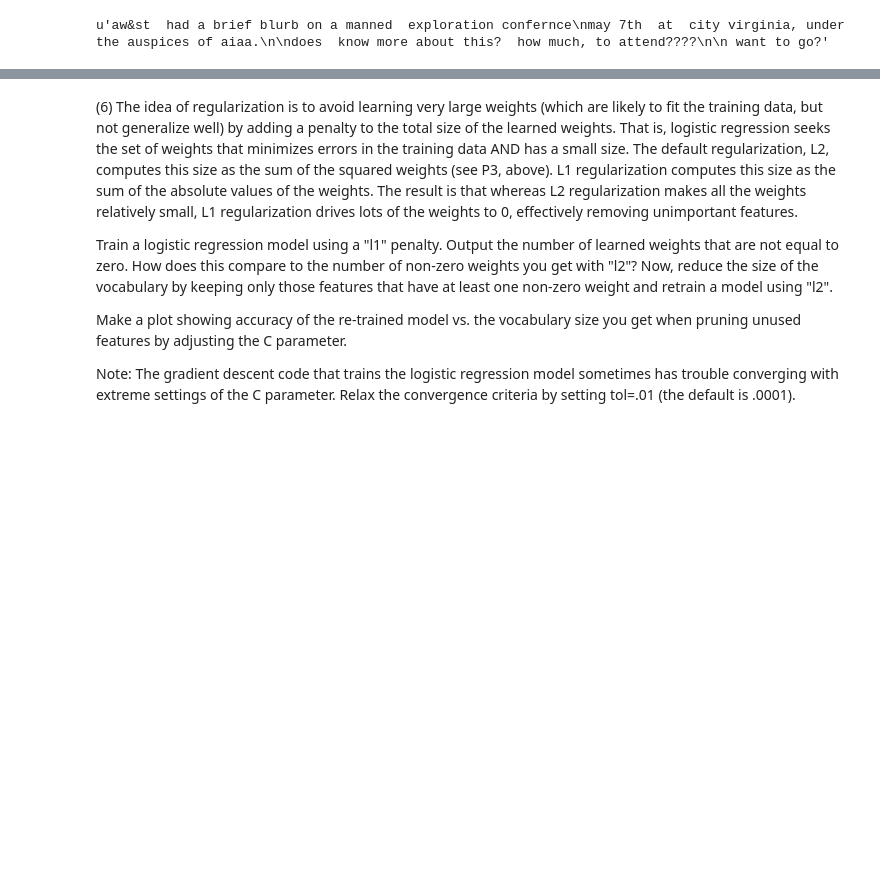
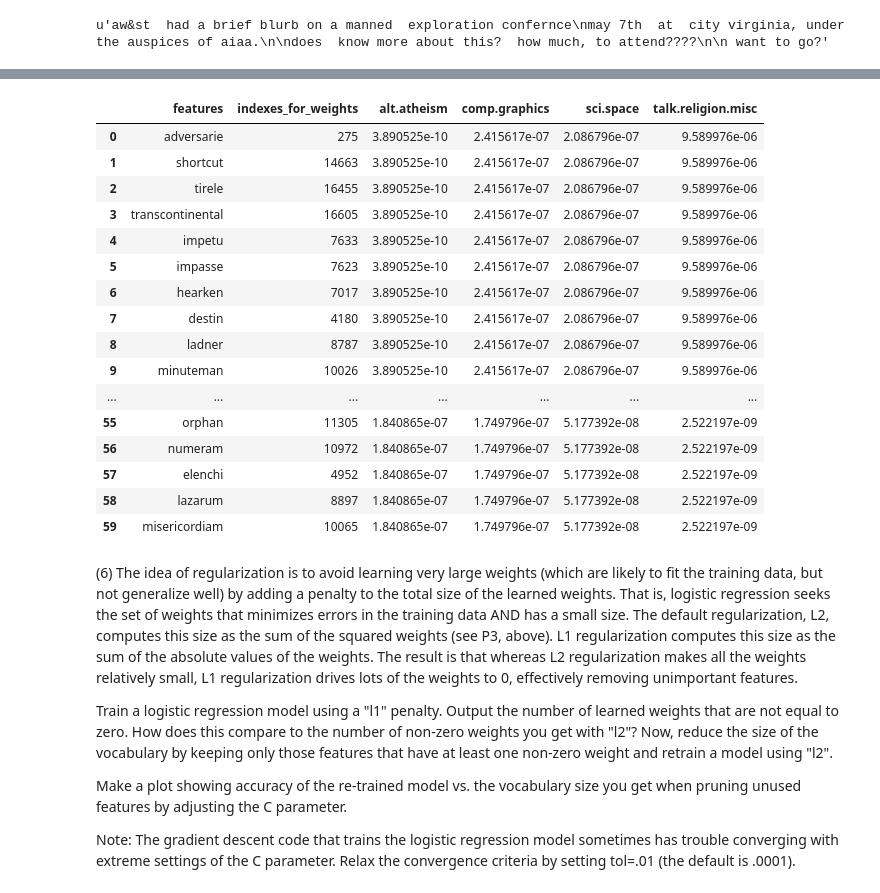
Before and after one commit to nwchen24/Machine_learning_coursework, a Jupyter notebook: NC_Work/Project_2/Nicholas_Chen_p2_1.3.ipynb, the cells around one changed output, grey strips where cells are left out. Saved outputs shown, nothing was run; the diff lists cells and outputs as text; code cells hidden in the pictures; blank space fills up the shorter version.

```diff
--- a/NC_Work/Project_2/Nicholas_Chen_p2_1.3.ipynb
+++ b/NC_Work/Project_2/Nicholas_Chen_p2_1.3.ipynb
@@ -724,23 +874,59 @@ def better_preprocessor(s):
     s = p.sub('', s)
 
     #*****
-    #remove common words like articles
-    #Top 17 prepositions and top 25 'other' words from wikipedia
-    common_words_list = ['to ', 'of ', 'in ', 'for ', 'on ', 'with ', 'at ', 'by ', 'from ',
-                         'up ', 'about ', 'into ', 'over ', 'after ', 'beneath ', 'under ', 'above ',
-                         'the ', 'and ', 'a ', 'that ', 'I ', 'it ', 'not ', 'he ', 'as ', 'you ', 'this ',
-                         'but ', 'his ', 'they ', 'her ', 'she ', 'or ', 'an ', 'will ', 'my ', 'one ', 'all ',
-                         'would ', 'there ', 'their', ' th ', ' st ', r'\n']
 
-    #loop through the words we want to remove and remove them from the blurb
-    for word in common_words_list:
-        p = re.compile(word, re.IGNORECASE)
-        s = p.sub(' ', s)
+    #remove words that are 4 or fewer characters
+    p = re.compile(r'\b\w{,4}\b', re.IGNORECASE)
+    s = p.sub('', s)
+
+    #remove multiple spaces in a row
+    p = re.compile(' +')
+    s = p.sub(' ',s)
 
     return s
 
 ### STUDENT END ###
 
+#define a function to get the n least important features
+
+def get_n_unimp_features(n, vectorizer_obj, lgr_model):
+
+    #get the vocabulary
+    feature_vocab = vectorizer_obj.vocabulary_
+    feature_vocab = {y:x for x,y in feature_vocab.iteritems()}
+
+    #get the weights for each feature
+    feature_weights = abs(lgr_model.coef_)
+
+    #sort the array and get the indices of the features with the smallest weights
+    sorted_weights = np.argsort(feature_weights, axis = 1)
+
+    #get the five most important features for each class
+    unimp_feature_indxs = sorted_weights[:,:n/4]
+
+    #reshape
+    unimp_feature_indxs = unimp_feature_indxs.reshape(n,1)
+
+    #convert to list
+    index_list = unimp_feature_indxs.flatten().tolist()
+
+    #get the words corresponding to these features
+    unimp_features = [feature_vocab[x] for x in index_list]
+
+    unimp_features_df = pd.DataFrame()
+    unimp_features_df['features'] = unimp_features
+    unimp_features_df['indexes_for_weights'] = index_list
+
+    #now get the features' weights for each category
+    for cat in newsgroups_train.target_names:
+        #create new column for each category
+        unimp_features_df[cat] = np.zeros(n)
+        #loop through the imporant features and populate columns with each feature's weight for that category
+        for i in unimp_features_df['indexes_for_weights']:
+            i_index = unimp_features_df[unimp_features_df['indexes_for_weights'] == i].index
+            unimp_features_df.set_value(i_index, cat, feature_weights[newsgroups_train.target_names.index(cat)][i])
+
+    return unimp_features_df
 
 def P5():
 ### STUDENT START ###
@@ -755,6 +941,10 @@ def P5():
     #generate a feature matrix for the training data
     train_data_features = gen_features.fit_transform(train_data)
 
+    #generate feature matrix for the development data
+    dev_data_features = gen_features.transform(dev_data)
+
+
     #instantiate the logistic regression classifier using the optimal C from question 3 above
     lgr = LogisticRegression(C = .17)
 
@@ -762,12 +952,13 @@ def P5():
     lgr.fit(train_data_features, train_labels)
 
     #predict the dev data
-    preds = lgr.predict(train_data_features)
+    preds = lgr.predict(dev_data_features)
 
     #get f1 score
-    no_preprocessing_f1 = metrics.f1_score(train_labels, preds, average = 'weighted' )
+    no_preprocessing_f1 = metrics.f1_score(dev_labels, preds, average = 'weighted' )
 
     #print the result
+    print "The size of the vocabulary with no preprocessing is: " + str(train_data_features.shape[1])
     print "The F1 score with no preprocessing is: " + str(round(no_preprocessing_f1, 3))
 
 
@@ -781,6 +972,9 @@ def P5():
     #generate a feature matrix for the training data
     train_data_features = gen_features.fit_transform(train_data)
 
+    #generate a feature matrix for the development data
+    dev_data_features = gen_features.transform(dev_data)
+
     #instantiate the logistic regression classifier using the optimal C from question 3 above
     lgr = LogisticRegression(C = .17)
 
@@ -788,14 +982,18 @@ def P5():
     lgr.fit(train_data_features, train_labels)
 
     #predict the dev data
-    preds = lgr.predict(train_data_features)
+    preds = lgr.predict(dev_data_features)
 
     #get f1 score
-    preprocessing_f1 = metrics.f1_score(train_labels, preds, average = 'weighted' )
+    preprocessing_f1 = metrics.f1_score(dev_labels, preds, average = 'weighted' )
 
     #print the result
+    print "The size of the vocabulary WITH preprocessing is: " + str(train_data_features.shape[1])
     print "The F1 score WITH preprocessing is: " + str(round(preprocessing_f1, 3))
 
+    least_important_features = get_n_unimp_features(n = 60, vectorizer_obj = gen_features, lgr_model = lgr)
+    print "Least important features: "
+    display(least_important_features)
 
 ### STUDENT END ###
 P5()
@@ -805,3 +1006,20 @@ The F1 score WITH preprocessing is: 0.963
+|  | features | indexes_for_weights | alt.atheism | comp.graphics | sci.space | talk.religion.misc |
+| 0 | adversarie | 275 | 3.890525e-10 | 2.415617e-07 | 2.086796e-07 | 9.589976e-06 |
+| 1 | shortcut | 14663 | 3.890525e-10 | 2.415617e-07 | 2.086796e-07 | 9.589976e-06 |
+| 2 | tirele | 16455 | 3.890525e-10 | 2.415617e-07 | 2.086796e-07 | 9.589976e-06 |
+| 3 | transcontinental | 16605 | 3.890525e-10 | 2.415617e-07 | 2.086796e-07 | 9.589976e-06 |
+| 4 | impetu | 7633 | 3.890525e-10 | 2.415617e-07 | 2.086796e-07 | 9.589976e-06 |
+| 5 | impasse | 7623 | 3.890525e-10 | 2.415617e-07 | 2.086796e-07 | 9.589976e-06 |
+| 6 | hearken | 7017 | 3.890525e-10 | 2.415617e-07 | 2.086796e-07 | 9.589976e-06 |
+| 7 | destin | 4180 | 3.890525e-10 | 2.415617e-07 | 2.086796e-07 | 9.589976e-06 |
+| 8 | ladner | 8787 | 3.890525e-10 | 2.415617e-07 | 2.086796e-07 | 9.589976e-06 |
+| 9 | minuteman | 10026 | 3.890525e-10 | 2.415617e-07 | 2.086796e-07 | 9.589976e-06 |
+| ... | ... | ... | ... | ... | ... | ... |
+| 55 | orphan | 11305 | 1.840865e-07 | 1.749796e-07 | 5.177392e-08 | 2.522197e-09 |
+| 56 | numeram | 10972 | 1.840865e-07 | 1.749796e-07 | 5.177392e-08 | 2.522197e-09 |
+| 57 | elenchi | 4952 | 1.840865e-07 | 1.749796e-07 | 5.177392e-08 | 2.522197e-09 |
+| 58 | lazarum | 8897 | 1.840865e-07 | 1.749796e-07 | 5.177392e-08 | 2.522197e-09 |
+| 59 | misericordiam | 10065 | 1.840865e-07 | 1.749796e-07 | 5.177392e-08 | 2.522197e-09 |
 # %%
 ?CountVectorizer
 # %% [markdown]
```
Also changed, not shown: parts of 7 cells of this notebook, 11 other files.
